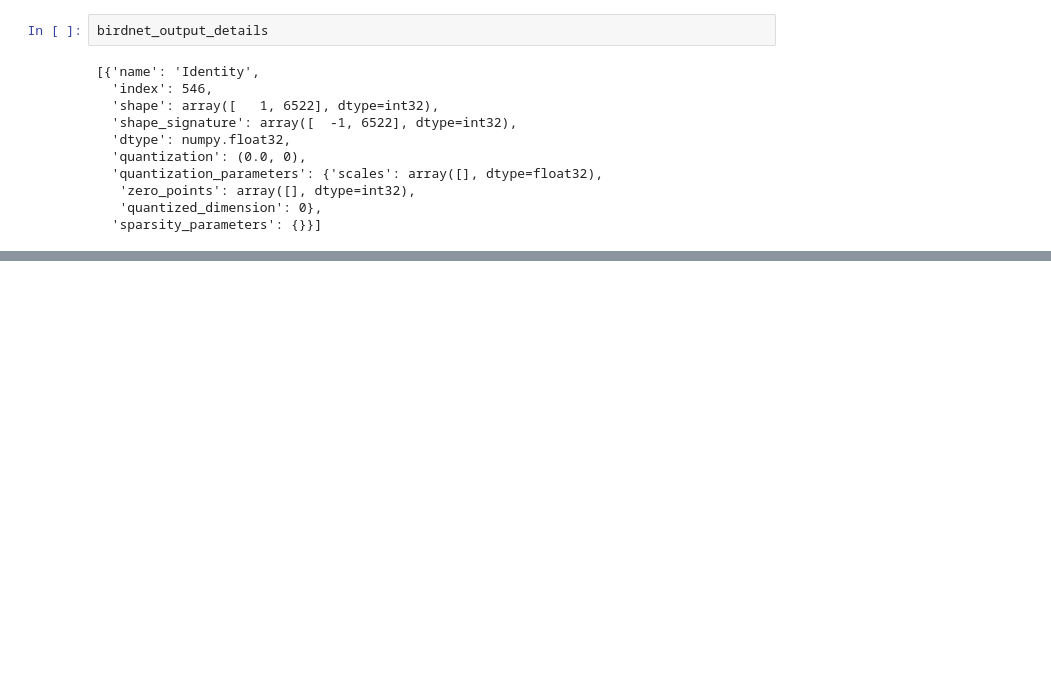
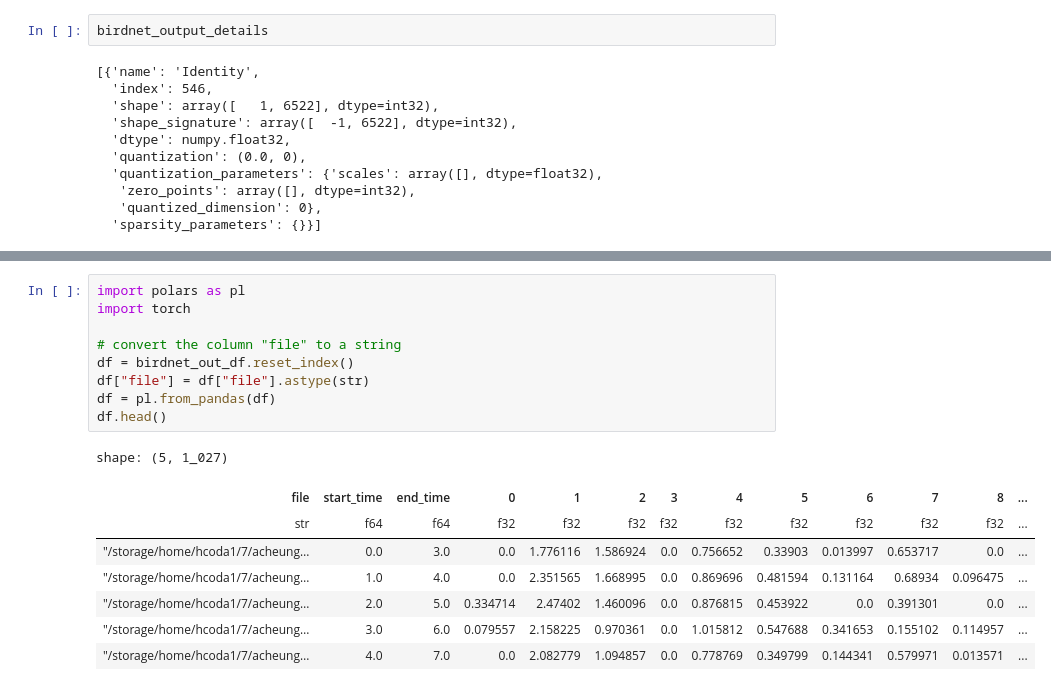
Before and after one commit to dsgt-arc/birdclef-2025, a Jupyter notebook: notebooks/modeling/20250616-ac-birdnet-inference.ipynb, the cells around one changed output, grey strips where cells are left out. Drawn from its saved outputs; the diff is of its cells as text; blank space fills up the shorter version.

```diff
--- a/notebooks/modeling/20250616-ac-birdnet-inference.ipynb
+++ b/notebooks/modeling/20250616-ac-birdnet-inference.ipynb
@@ -283,0 +426,18 @@ Wall time: 1.86 s
+# %%
+import polars as pl
+import torch
+
+# convert the column "file" to a string
+df = birdnet_out_df.reset_index()
+df["file"] = df["file"].astype(str)
+df = pl.from_pandas(df)
+df.head()
+# %% [output]
+shape: (5, 1_027)
+| file | start_time | end_time | 0 | 1 | 2 | 3 | 4 | 5 | 6 | 7 | 8 | ... |
+| str | f64 | f64 | f32 | f32 | f32 | f32 | f32 | f32 | f32 | f32 | f32 | ... |
+| "/storage/home/hcoda1/7/acheung… | 0.0 | 3.0 | 0.0 | 1.776116 | 1.586924 | 0.0 | 0.756652 | 0.33903 | 0.013997 | 0.653717 | 0.0 | ... |
+| "/storage/home/hcoda1/7/acheung… | 1.0 | 4.0 | 0.0 | 2.351565 | 1.668995 | 0.0 | 0.869696 | 0.481594 | 0.131164 | 0.68934 | 0.096475 | ... |
+| "/storage/home/hcoda1/7/acheung… | 2.0 | 5.0 | 0.334714 | 2.47402 | 1.460096 | 0.0 | 0.876815 | 0.453922 | 0.0 | 0.391301 | 0.0 | ... |
+| "/storage/home/hcoda1/7/acheung… | 3.0 | 6.0 | 0.079557 | 2.158225 | 0.970361 | 0.0 | 1.015812 | 0.547688 | 0.341653 | 0.155102 | 0.114957 | ... |
+| "/storage/home/hcoda1/7/acheung… | 4.0 | 7.0 | 0.0 | 2.082779 | 1.094857 | 0.0 | 0.778769 | 0.349799 | 0.144341 | 0.579971 | 0.013571 | ... |
```
Also changed, not shown: parts of 21 cells of this notebook, 2 other files.
